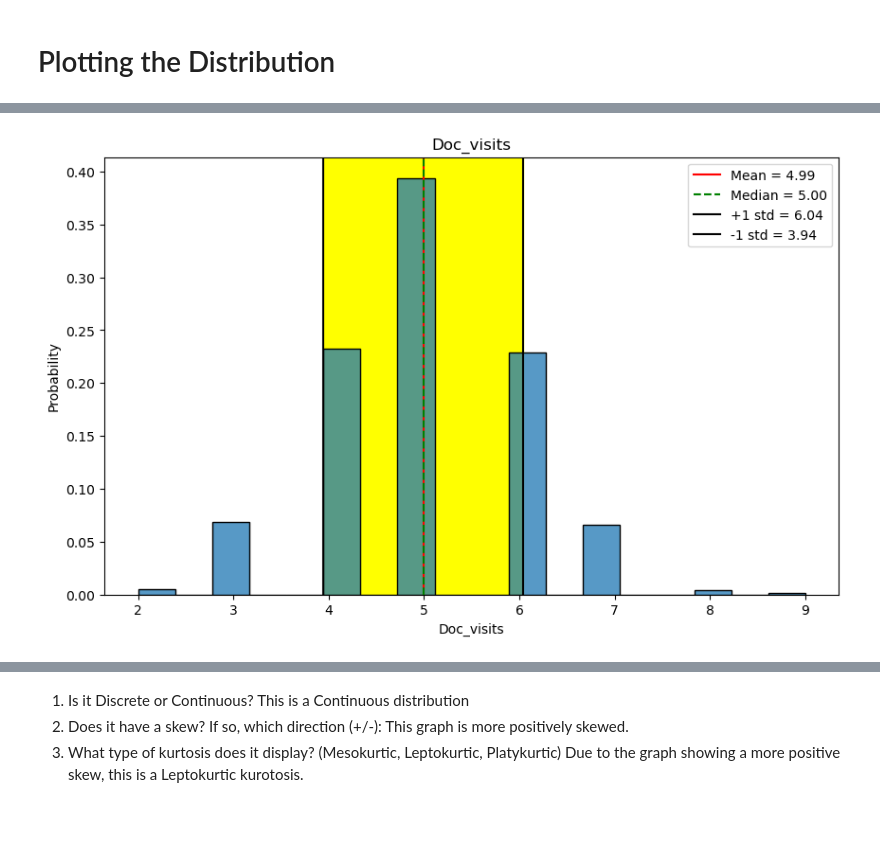
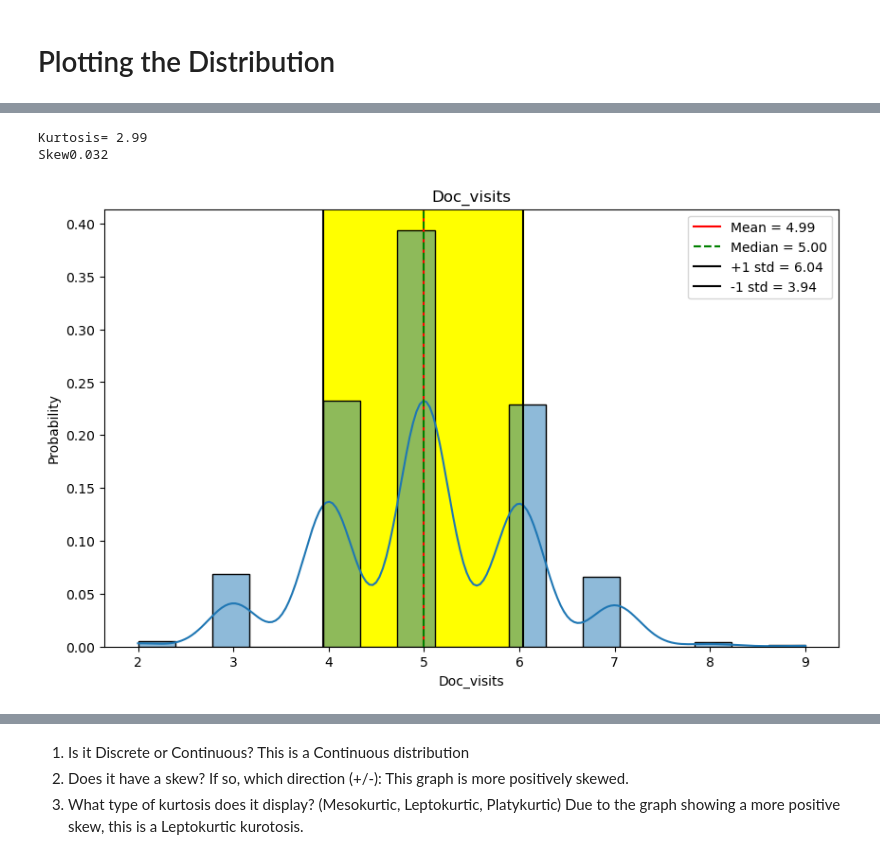
Before and after one commit to CatDawn29/Tippins--Describing-Distrbutions-, a Jupyter notebook: Describing Distribution .ipynb, the cells around one changed output, grey strips where cells are left out. Drawn from its saved outputs; the diff is of its cells as text; code cells hidden in the pictures; blank space fills up the shorter version.

```diff
--- a/Describing Distribution .ipynb
+++ b/Describing Distribution .ipynb
@@ -44,21 +50,27 @@ ax.legend();
 # %%
 col = 'Doc_visits'
 feature = df[col]
 mean = feature.mean()
 median = feature.median()
 std = feature.std()
 plus_one_std = mean + std
 minus_one_std = mean - std
 fig,ax = plt.subplots(figsize=(10,6))
-sns.histplot(feature ,ax=ax,stat='probability')
+kurt = stats.kurtosis(feature, fisher=False)
+print(f'Kurtosis= {kurt:.2f}')
+skew = stats.skew(feature)
+print(f'Skew{skew:.3f}')
+sns.histplot(feature ,ax=ax,stat='probability', kde=True)
 ax.axvline(mean,color = 'red', label=f'Mean = {mean:,.2f}')
 ax.axvline(median, ls='--', color = 'green', label = f'Median = {median:,.2f}')
 ax.axvline(plus_one_std, color = 'black',label=f'+1 std = {plus_one_std:,.2f}')
 ax.axvline(minus_one_std, color = 'black', label = f'-1 std = {minus_one_std:,.2f}')
 ax.axvspan(plus_one_std, minus_one_std, color = 'yellow', zorder = 0)
 ax.set_title(f'{col}')
 ax.legend();
 # %% [output]
+Kurtosis= 2.99
+Skew0.032
-[figure, old version]
+[figure, new version]
 # %% [markdown]
 1. Is it Discrete or Continuous? This graph is a Discrete distribution.
```
Also changed, not shown: parts of 4 cells of this notebook.
